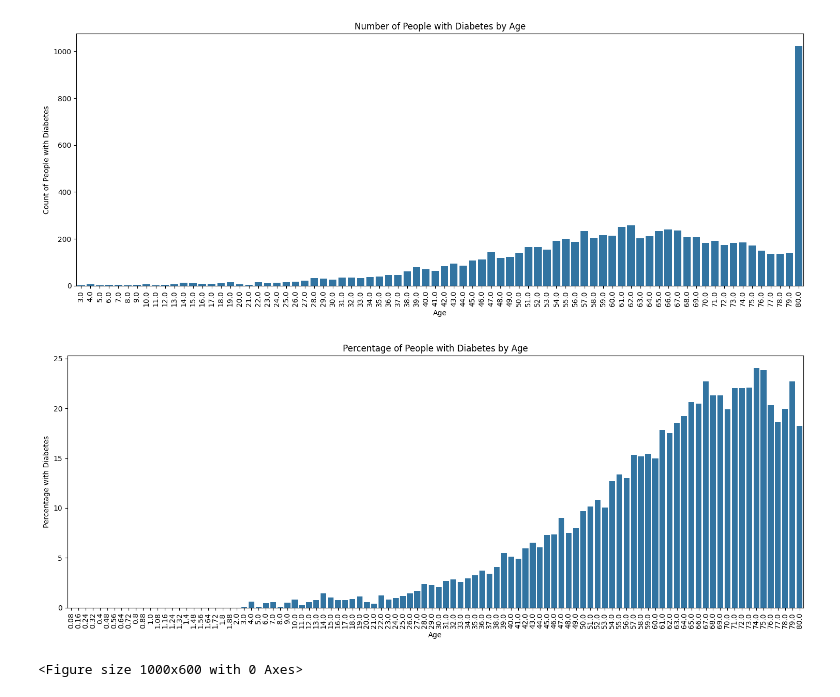
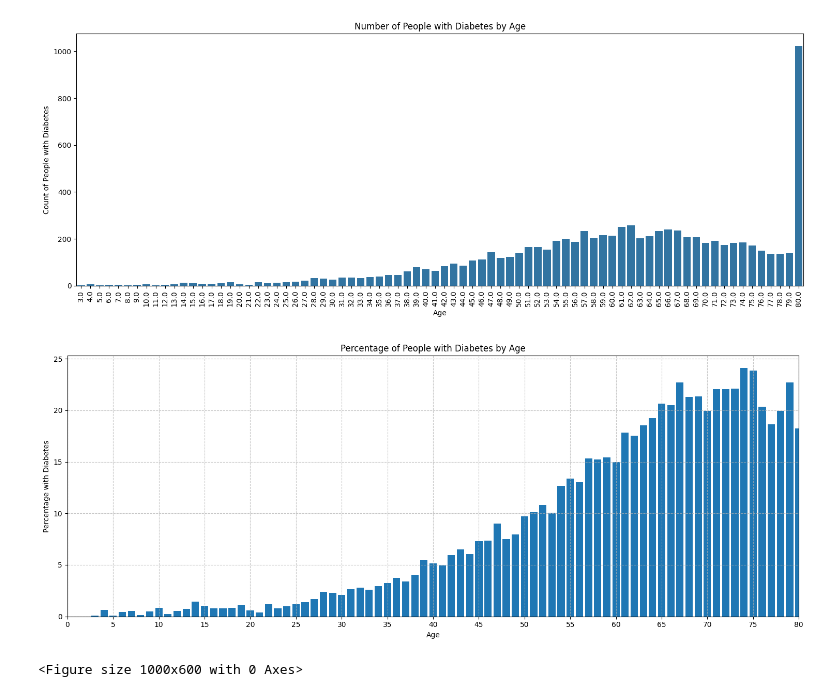
Before and after one commit to piiop/group-project-2, a Jupyter notebook: analysis.ipynb, the cells around one changed output. Cells and saved outputs as stored; diff of their text form; code cells hidden in the pictures.

```diff
--- a/analysis.ipynb
+++ b/analysis.ipynb
@@ -632,22 +633,30 @@ plt.show()
 # %%
 # Find and plot the amount of people with diabetes for each age
 
 # Calculate the percentage of people with diabetes for each age
 diabetes_by_age = df.groupby('Age')['Diabetes'].mean().reset_index()
 diabetes_by_age['Percentage'] = diabetes_by_age['Diabetes'] * 100
 
 plt.figure(figsize=(15, 6))
-sns.barplot(x='Age', y='Percentage', data=diabetes_by_age)
+
+# Use a line plot instead of a bar plot
+plt.bar(diabetes_by_age['Age'], diabetes_by_age['Percentage'], width=0.8)
 
 plt.title('Percentage of People with Diabetes by Age')
 plt.xlabel('Age')
 plt.ylabel('Percentage with Diabetes')
-plt.xticks(rotation=90)
+
+# Set x-axis limits and ticks
+plt.xlim(0, 80)
+plt.xticks(range(0, 81, 5))  # Set ticks every 5 years
+
+# Add grid lines for better readability
+plt.grid(True, axis='both', linestyle='--', alpha=0.7)
 
 plt.tight_layout()
 plt.show()
 # %% [output]
-[figure, old version]
+[figure, new version]
 # %%
 # Diabetes vs Hypertension Stacked percentage plot
 plt.figure(figsize=(10, 6))
```
Also changed, not shown: parts of 11 cells of this notebook, 28 other files.
